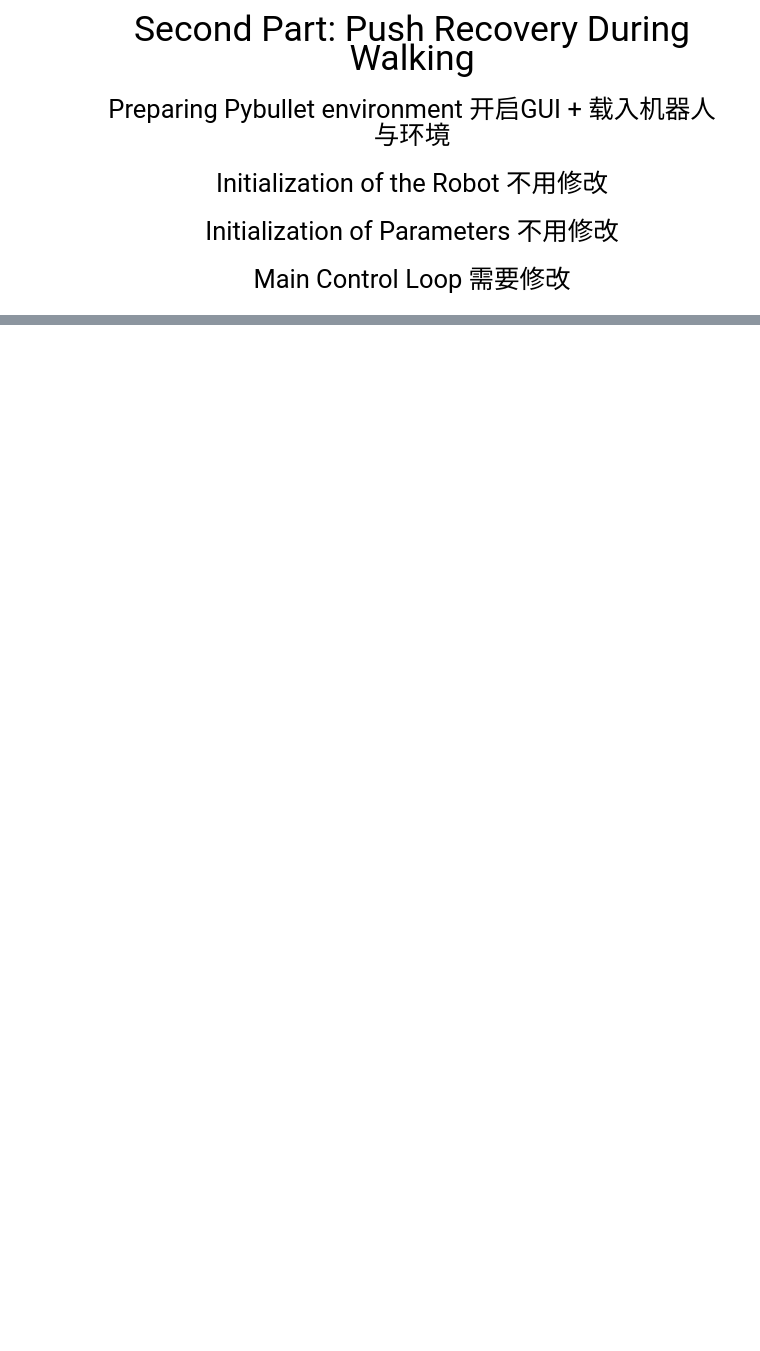
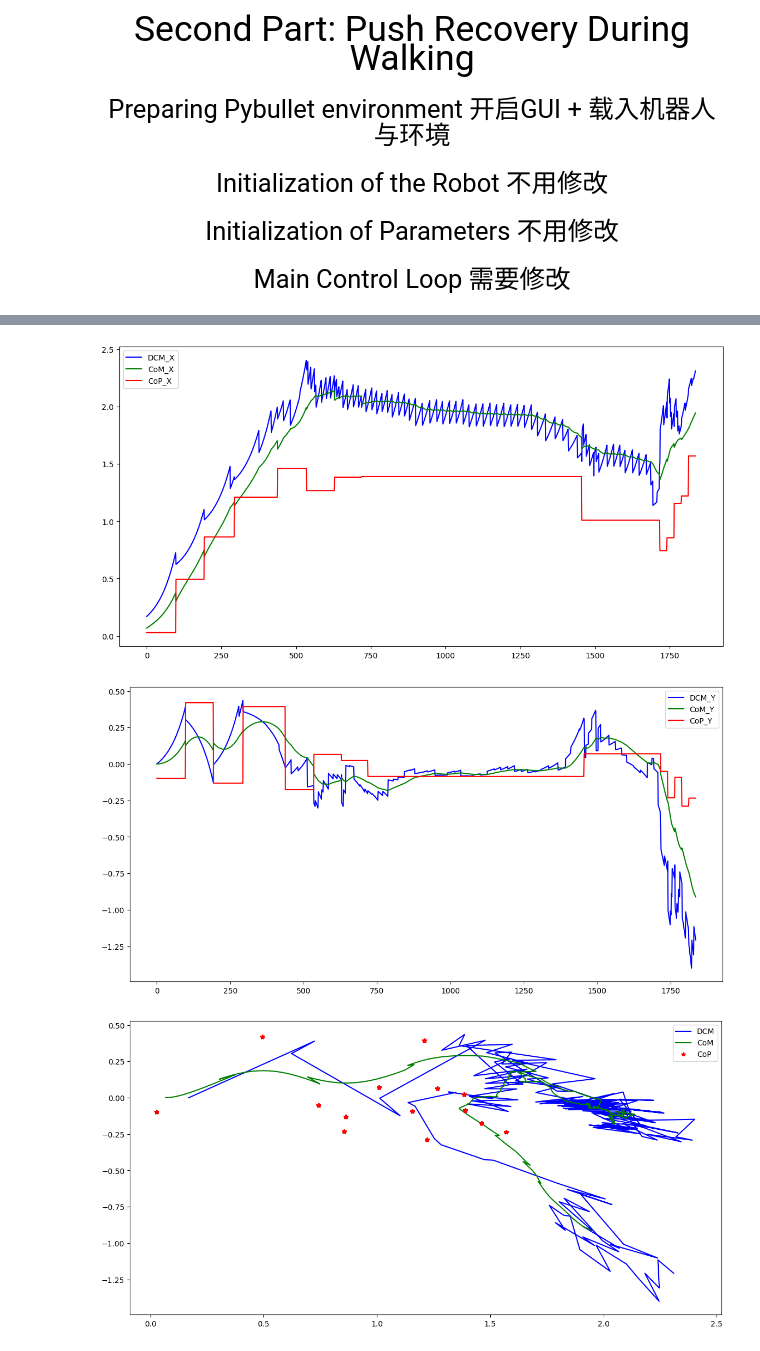
Before and after one commit to MATH-286-Pro/lr-biped, a Jupyter notebook: DCM-Locomotion-Part2.ipynb, the cells around one changed output, grey strips where cells are left out. Saved outputs shown, nothing was run; the diff lists cells and outputs as text; code cells hidden in the pictures; blank space fills up the shorter version.

```diff
--- a/DCM-Locomotion-Part2.ipynb
+++ b/DCM-Locomotion-Part2.ipynb
@@ -77,11 +77,13 @@ jointsIndex[18:24]=rightLegIndex
 jointsIndex[24:30]=leftLegIndex
 jointsPositions[0:4]=bodyPositions
 
+#00FF00 调参
+NominalStepWidth  = 0.1  # Nominal lateralDistanceOfFeet/2                                          #00FF00 原先为 0.1
+NominalStepLength = 0.7  # Nominal longitudinal distance between two sequential feet                #00FF00 原先为 0.5
+NominalStepDuration = 0.3 #TODO tune Nominal step duration to find a value that push reovery works  #00FF00 原先为 0.4   行走速度变化，越小迈步时间越短
 
-NominalStepWidth=0.1#Nominal lateralDistanceOfFeet/2
-NominalStepLength=0.5 # Nominal longitudinal distance between two sequential feet
-NominalStepDuration = 0.4 #TODO tune Nominal step duration to find a value that push reovery works
-#FFFFFF # 原先为 0.4
+#00FF00 变更约束条件
+GAP = 0.4
 
 stepWidth = NominalStepWidth
 stepLength = NominalStepLength
@@ -421,32 +426,36 @@ while True:
 # time.sleep(7)
 p.disconnect()
 # %%
-# #FFFFFF 画图部分
+#FFFFFF 画图部分
 
-# figg, (ax) = plt.subplots(figsize=(14, 7))
-# ax.plot(np.array(DCMRealTrajectory)[:, 0], 'b', label="DCM_X")
-# ax.plot(np.array(CoMTrajectory)[:, 0], 'g', label="CoM_X")
-# ax.plot(np.array(CoPTrajectory)[:, 0], 'r', label="CoP_X")
-# ax.legend()  # 添加这一行来显示图例
-# plt.show()
+figg, (ax) = plt.subplots(figsize=(14, 7))
+ax.plot(np.array(DCMRealTrajectory)[:, 0], 'b', label="DCM_X")
+ax.plot(np.array(CoMTrajectory)[:, 0], 'g', label="CoM_X")
+ax.plot(np.array(CoPTrajectory)[:, 0], 'r', label="CoP_X")
+ax.legend()  # 添加这一行来显示图例
+plt.show()
 
-# figg1, (ax1) = plt.subplots(figsize=(14, 7))
-# ax1.plot(np.array(DCMRealTrajectory)[:, 1], 'b', label="DCM_Y")
-# ax1.plot(np.array(CoMTrajectory)[:, 1], 'g', label="CoM_Y")
-# ax1.plot(np.array(CoPTrajectory)[:, 1], 'r', label="CoP_Y")
-# ax1.legend()  # 添加这一行来显示图例
-# plt.show()
+figg1, (ax1) = plt.subplots(figsize=(14, 7))
+ax1.plot(np.array(DCMRealTrajectory)[:, 1], 'b', label="DCM_Y")
+ax1.plot(np.array(CoMTrajectory)[:, 1], 'g', label="CoM_Y")
+ax1.plot(np.array(CoPTrajectory)[:, 1], 'r', label="CoP_Y")
+ax1.legend()  # 添加这一行来显示图例
+plt.show()
 
-# figg2, (ax2) = plt.subplots(figsize=(14, 7))
-# ax2.plot(np.array(DCMRealTrajectory)[:, 0], np.array(DCMRealTrajectory)[:, 1], 'b', label="DCM")
-# ax2.plot(np.array(CoMTrajectory)[:, 0], np.array(CoMTrajectory)[:, 1], 'g', label="CoM")
-# ax2.plot(np.array(CoPTrajectory)[:, 0], np.array(CoPTrajectory)[:, 1], '*r', label="CoP")
-# ax2.legend()  # 添加这一行来显示图例
-# plt.show()
+figg2, (ax2) = plt.subplots(figsize=(14, 7))
+ax2.plot(np.array(DCMRealTrajectory)[:, 0], np.array(DCMRealTrajectory)[:, 1], 'b', label="DCM")
+ax2.plot(np.array(CoMTrajectory)[:, 0], np.array(CoMTrajectory)[:, 1], 'g', label="CoM")
+ax2.plot(np.array(CoPTrajectory)[:, 0], np.array(CoPTrajectory)[:, 1], '*r', label="CoP")
+ax2.legend()  # 添加这一行来显示图例
+plt.show()
 
-# 显示 dt*internalStep 和 stepDuration 的变化
+# # 显示 dt*internalStep 和 stepDuration 的变化
 # figg, (ax) = plt.subplots(figsize=(14, 7))
 # ax.plot(np.array(stepDuration_list), 'b', label="stepDuration")
 # ax.plot(np.array(dt_list), 'r', label="dt*internalstep")
 # ax.legend()  # 添加这一行来显示图例
 # plt.show()
+# %% [output]
+[figure, added]
+[figure, added]
+[figure, added]
```
Also changed, not shown: parts of 1 cell of this notebook.
